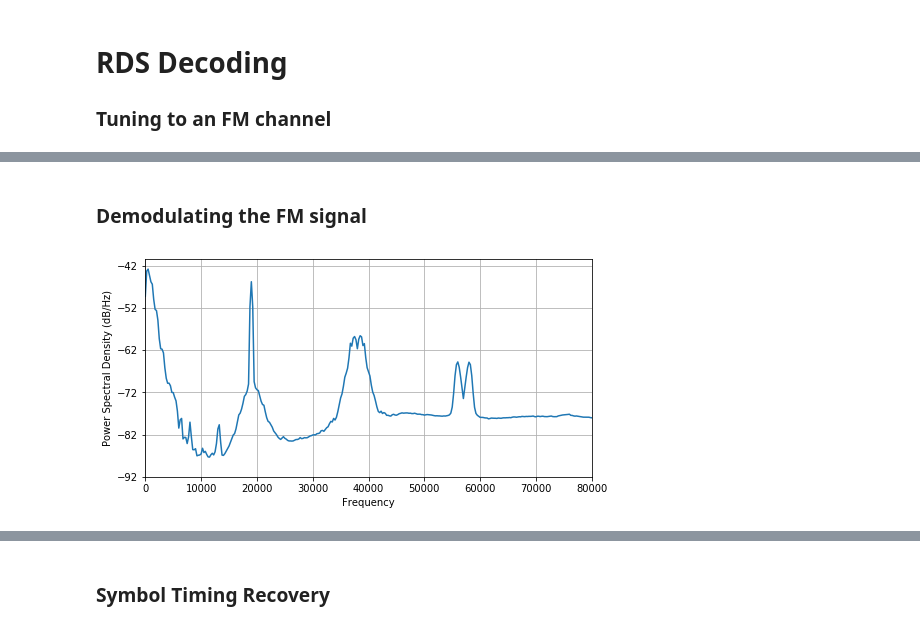
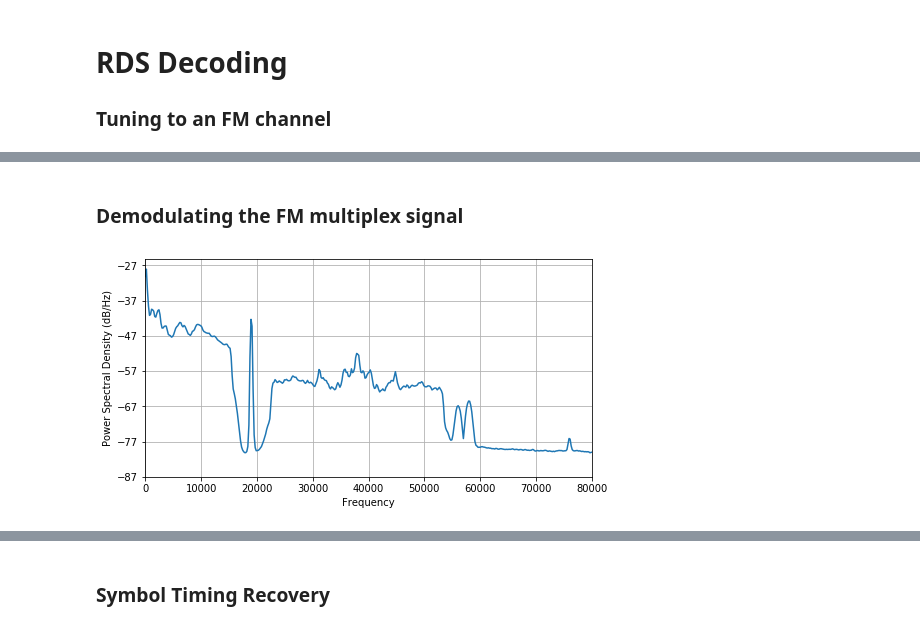
Before and after one commit to Max-Manning/RDS_decode, a Jupyter notebook: RDS_DECODE.ipynb, the cells around one changed output, grey strips where cells are left out. Saved outputs shown, nothing was run; the diff lists cells and outputs as text; code cells hidden in the pictures.

```diff
--- a/RDS_DECODE.ipynb
+++ b/RDS_DECODE.ipynb
@@ -8,14 +8,13 @@ warnings.filterwarnings('ignore');
 # %%
 import numpy as np
 import scipy.signal as signal
+from scipy.io import wavfile
 import matplotlib.pyplot as plt
 from matplotlib import gridspec
-from scipy.io import wavfile
 
-fs, data = wavfile.read('SDRSharp_20190403_003831Z_91600000Hz_IQ.wav', mmap=True)
-wo = 2*np.pi*-100000/fs
-svnn1 = 'RDS_sample_915.txt'
-svnn2 = 'RDS_sample_915.png'
+# FM station recorded using SDRsharp
+fs, data = wavfile.read('FM_105000000Hz_IQ.wav', mmap=True)
+wo = 2*np.pi*100000/fs
 
 # Complex IQ representation of the data
 IQ = data[:,0] + 1j*data[:,1]
@@ -36,17 +35,17 @@ plt.show()
 # %% [markdown]
-### Demodulating the FM signal
+### Demodulating the FM multiplex signal
 # %%
-# Decimate to reduce the sample rate from 1.024 Msps to 256 ksps
-fsM = 256000
-IQ = signal.decimate(IQ, int(fs/fsM))
+# Decimate to reduce the sample rate from 1.024 Msps to 192 ksps
+fsM = 192000
+IQ = signal.resample_poly(IQ, 3, 16)
 
-# FM demodulation in one line
+# FM demodulation
 MPX_FM = np.angle([x[0]*np.conj(x[1]) for x in zip(IQ[1:], IQ[:-1])])
 
 # Plot the multiplex spectrum of the FM channel
 plt.figure(figsize= (8,4))
 plt.psd(MPX_FM, Fs=fsM, NFFT=1024)
 plt.xlim([0, 80000])
 plt.show()
 # %% [output]
-[figure, old version]
+[figure, new version]
```
Also changed, not shown: parts of 19 cells of this notebook.
